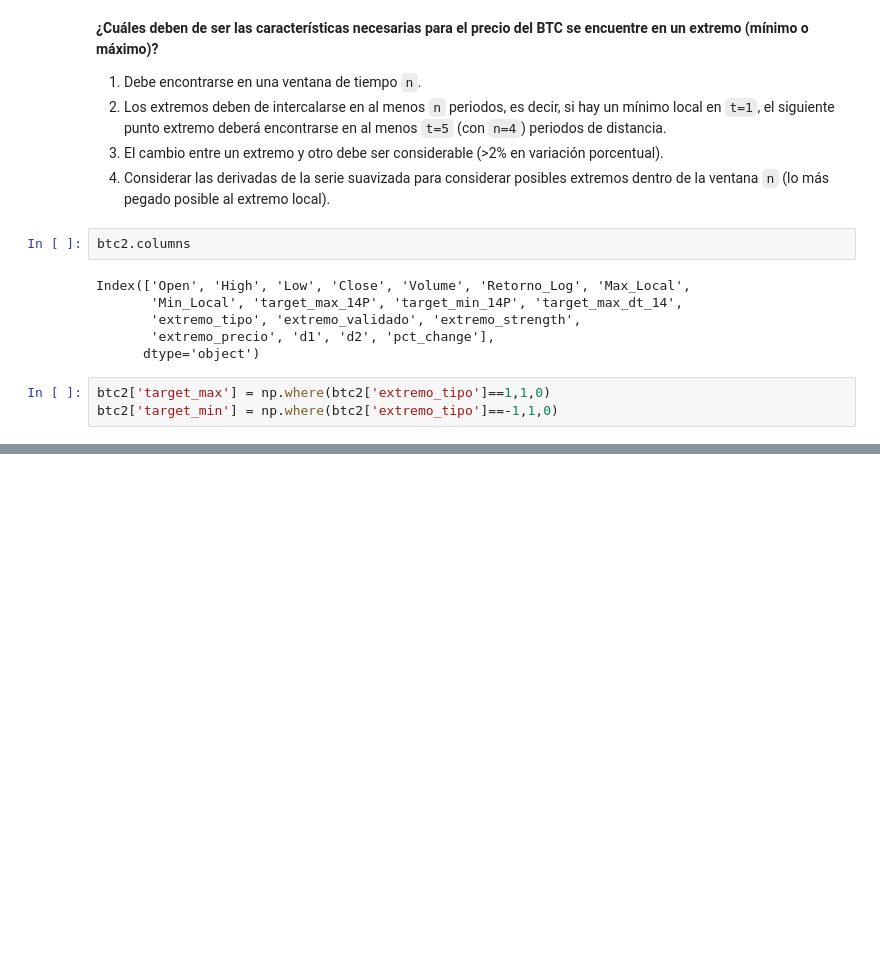
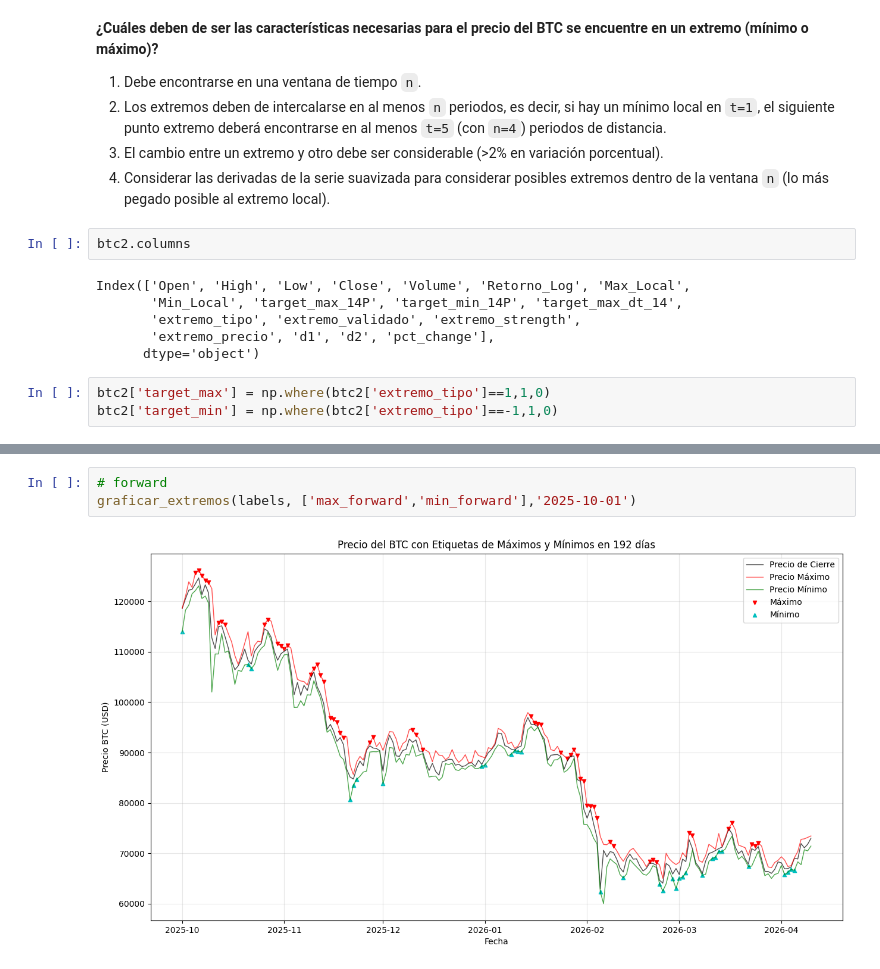
Before and after one commit to julesaccm/Apex-project, a Jupyter notebook: notebooks/EDA_Targeting_BTC.ipynb, the cells around one changed output, grey strips where cells are left out. Drawn from its saved outputs; the diff is of its cells as text; blank space fills up the shorter version.

```diff
--- a/notebooks/EDA_Targeting_BTC.ipynb
+++ b/notebooks/EDA_Targeting_BTC.ipynb
@@ -430,0 +510,5 @@ btc2['target_min'] = np.where(btc2['extremo_tipo']==-1,1,0)
+# %%
+# forward
+graficar_extremos(labels, ['max_forward','min_forward'],'2025-10-01')
+# %% [output]
+[figure, added]
```
Also changed, not shown: parts of 10 cells of this notebook, 20 other files.
